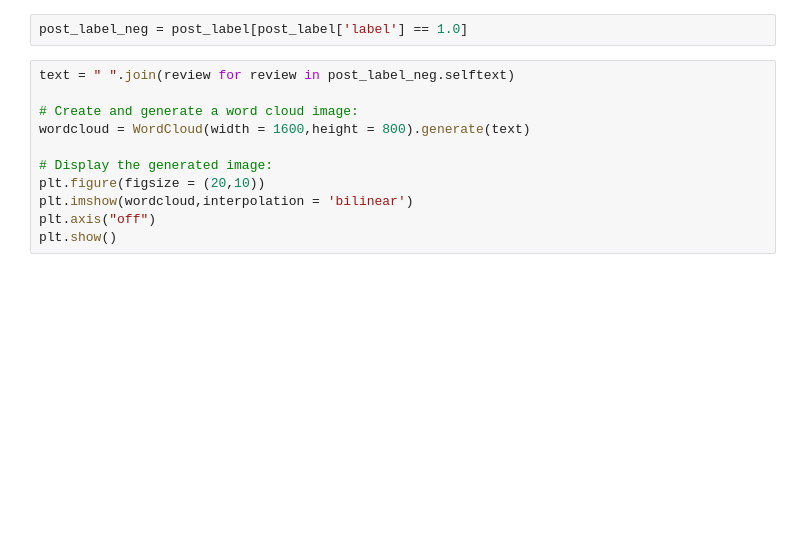
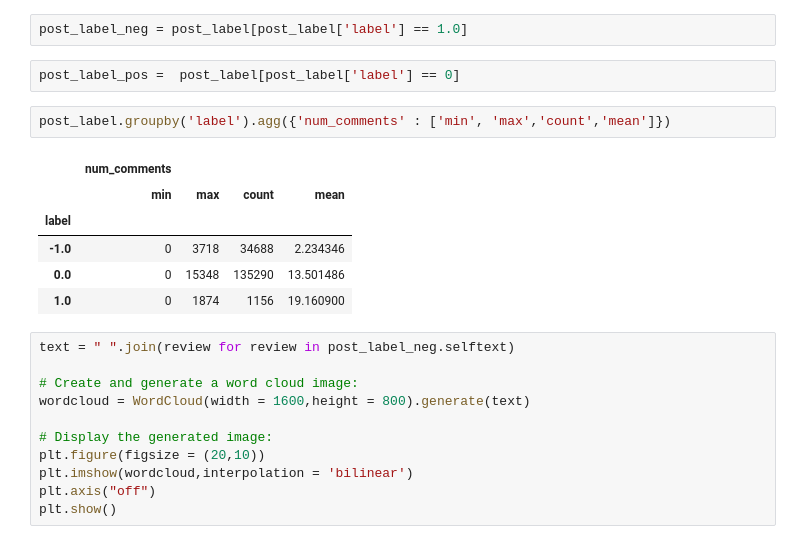
Before and after one commit to syeehyn/hinreddit, a Jupyter notebook: notebooks/EDA.ipynb, the cells around one changed output. Cells and saved outputs as stored; diff of their text form; blank space fills up the shorter version.

```diff
--- a/notebooks/EDA.ipynb
+++ b/notebooks/EDA.ipynb
@@ -191,6 +191,17 @@ label = pd.concat([pd.read_csv(i) for i in label], ignore_index = True)
 post_label = label.merge(posts,on = 'id')
 # %%
 post_label_neg = post_label[post_label['label'] == 1.0]
+# %%
+post_label_pos =  post_label[post_label['label'] == 0]
+# %%
+post_label.groupby('label').agg({'num_comments' : ['min', 'max','count','mean']})
+# %% [output]
+|  | num_comments |  |  |  |
+|  | min | max | count | mean |
+| label |  |  |  |  |
+| -1.0 | 0 | 3718 | 34688 | 2.234346 |
+| 0.0 | 0 | 15348 | 135290 | 13.501486 |
+| 1.0 | 0 | 1874 | 1156 | 19.160900 |
 # %%
 text = " ".join(review for review in post_label_neg.selftext)
 
```
Also changed, not shown: parts of 1 cell of this notebook.
